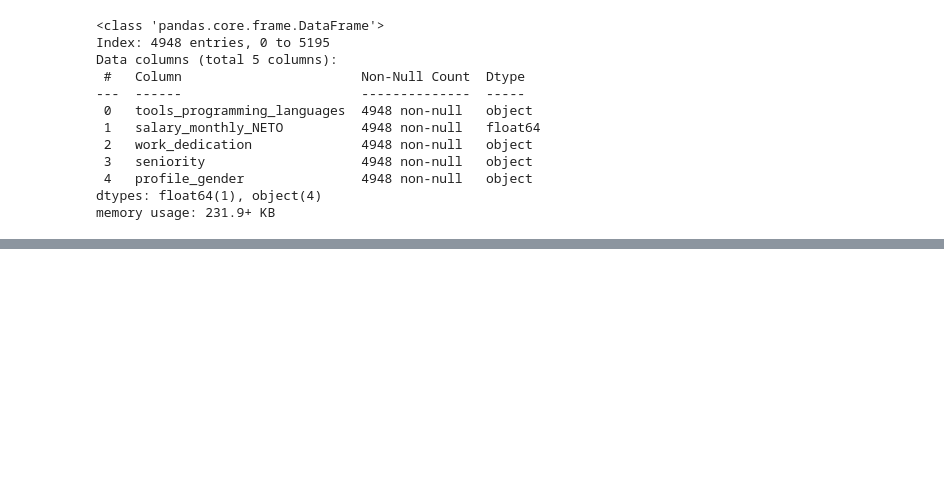
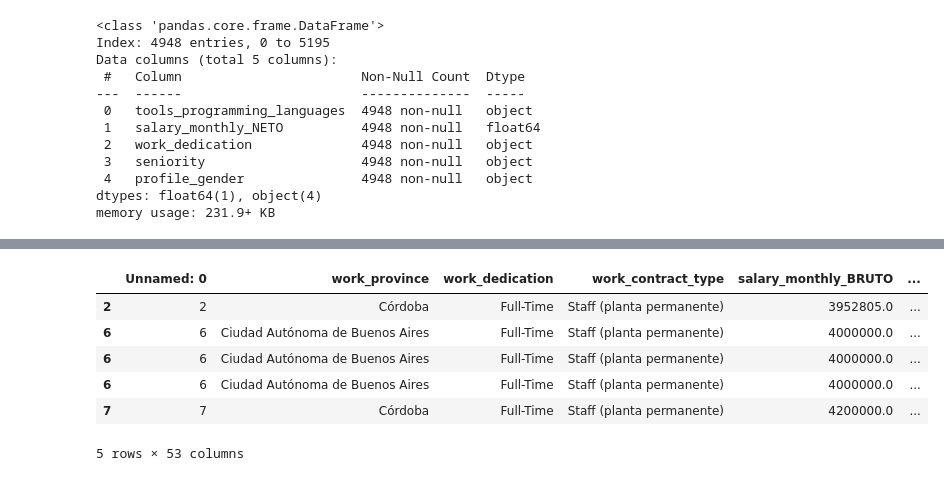
Before and after one commit to sgruyzcki/DiploDatos2026, a Jupyter notebook: Análisis y Visualización de Datos/practico2/Entregable_Parte_2_Sergio.ipynb, the cells around one changed output, grey strips where cells are left out. Saved outputs shown, nothing was run; the diff lists cells and outputs as text; code cells hidden in the pictures; blank space fills up the shorter version.

```diff
--- a/Análisis y Visualización de Datos/practico2/Entregable_Parte_2_Sergio.ipynb
+++ b/Análisis y Visualización de Datos/practico2/Entregable_Parte_2_Sergio.ipynb
@@ -384,0 +333,9 @@ stats_women_filtered
+# %%
+# Agregar flagger (booleano)
+df_bounded['bruto_mayor_que_neto'] = consistency
+
+# Eliminar filas con ratio > 1.5: Errores evidentes
+df_bounded = df_bounded[
+    df_bounded['salary_monthly_NETO'] / df_bounded['salary_monthly_BRUTO'] < 1.5]
+
+df_bounded[["salary_monthly_BRUTO", "salary_monthly_NETO"]].describe()
@@ -384,0 +352,7 @@ stats_women_filtered
+# %%
+# Se considera la subpoblacion con dedicacion Full-Time
+df_bounded.groupby("work_dedication")["salary_monthly_NETO"].describe()
+
+# Eliminar filas con work_dedication Part time en un nuevo df restringido
+df_restricted = df_bounded.drop(df_bounded[df_bounded["work_dedication"] == "Part-Time"].index)
+df_restricted["salary_monthly_NETO"].describe()
@@ -384,0 +370,32 @@ stats_women_filtered
+# %%
+def split_languages(languages_str):
+  if not isinstance(languages_str, str):
+    return []
+  languages_str = languages_str.lower().replace('ninguno de los anteriores', '')
+  return [lang.strip().replace(',', '') for lang in languages_str.split()]
+
+# Se aplica la función a la  tabla filtrada
+# Create a new column with the list of languages
+df_restricted.loc[:, 'cured_languages'] = df_restricted\
+    .tools_programming_languages\
+    .apply(split_languages)
+
+if 'cured_languages' not in relevant_columns:
+    relevant_columns.append('cured_languages')
+
+# Separación de los lenguajes en filas individuales
+df_lang = df_restricted.explode('cured_languages')
+
+# Limpieza de filas vacías
+df_lang = df_lang.dropna(subset=['cured_languages'])
+df_lang = df_lang[df_lang['cured_languages'] != '']
+
+df_lang[:5]
+# %% [output]
+|  | Unnamed: 0 | work_province | work_dedication | work_contract_type | salary_monthly_BRUTO | ... |
+| 2 | 2 | Córdoba | Full-Time | Staff (planta permanente) | 3952805.0 | ... |
+| 6 | 6 | Ciudad Autónoma de Buenos Aires | Full-Time | Staff (planta permanente) | 4000000.0 | ... |
+| 6 | 6 | Ciudad Autónoma de Buenos Aires | Full-Time | Staff (planta permanente) | 4000000.0 | ... |
+| 6 | 6 | Ciudad Autónoma de Buenos Aires | Full-Time | Staff (planta permanente) | 4000000.0 | ... |
+| 7 | 7 | Córdoba | Full-Time | Staff (planta permanente) | 4200000.0 | ... |
+5 rows × 53 columns
```
Also changed, not shown: parts of 9 cells of this notebook.
